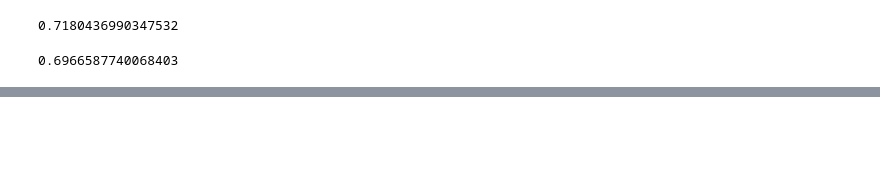
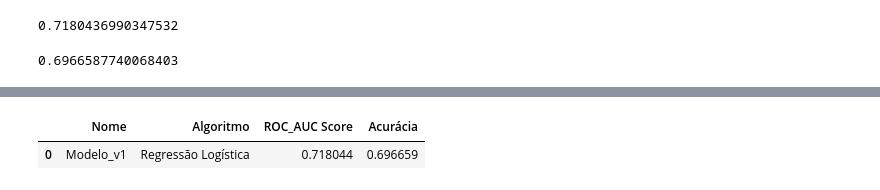
Before and after one commit to ThaylaOliveira/Santander-Customer-Satisfaction-Prediction, a Jupyter notebook: Projeto03.ipynb, the cells around one changed output, grey strips where cells are left out. Cells and saved outputs as stored; diff of their text form; code cells hidden in the pictures; blank space fills up the shorter version.

Commit message:
Modelo 1.3

```diff
--- a/Projeto03.ipynb
+++ b/Projeto03.ipynb
@@ -189,0 +190,14 @@ plt.show()
+# %%
+# Dicionário com as métricas do modelo_v1
+dict_modelo_v1 = {'Nome': 'Modelo_v1',
+                  'Algoritmo': 'Regressão Logística',
+                  'ROC_AUC Score' : roc_auc_v1,
+                  'Acurácia' : acuracia_v1}
+# %%
+# Data frame com os resultados dos modelos
+df_modelos = pd.DataFrame([dict_modelo_v1])
+# %%
+display(df_modelos)
+# %% [output]
+|  | Nome | Algoritmo | ROC_AUC Score | Acurácia |
+| 0 | Modelo_v1 | Regressão Logística | 0.718044 | 0.696659 |
```
Also changed, not shown: parts of 2 cells of this notebook.
